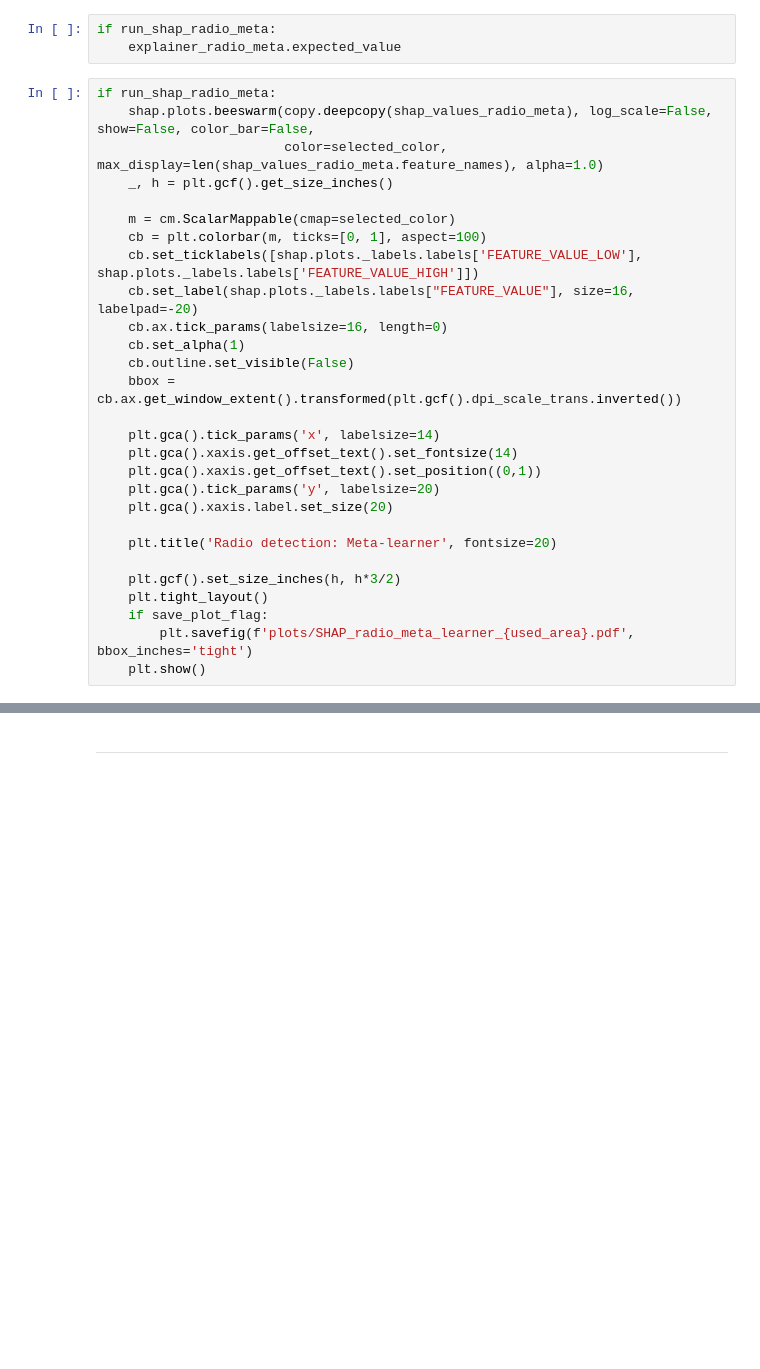
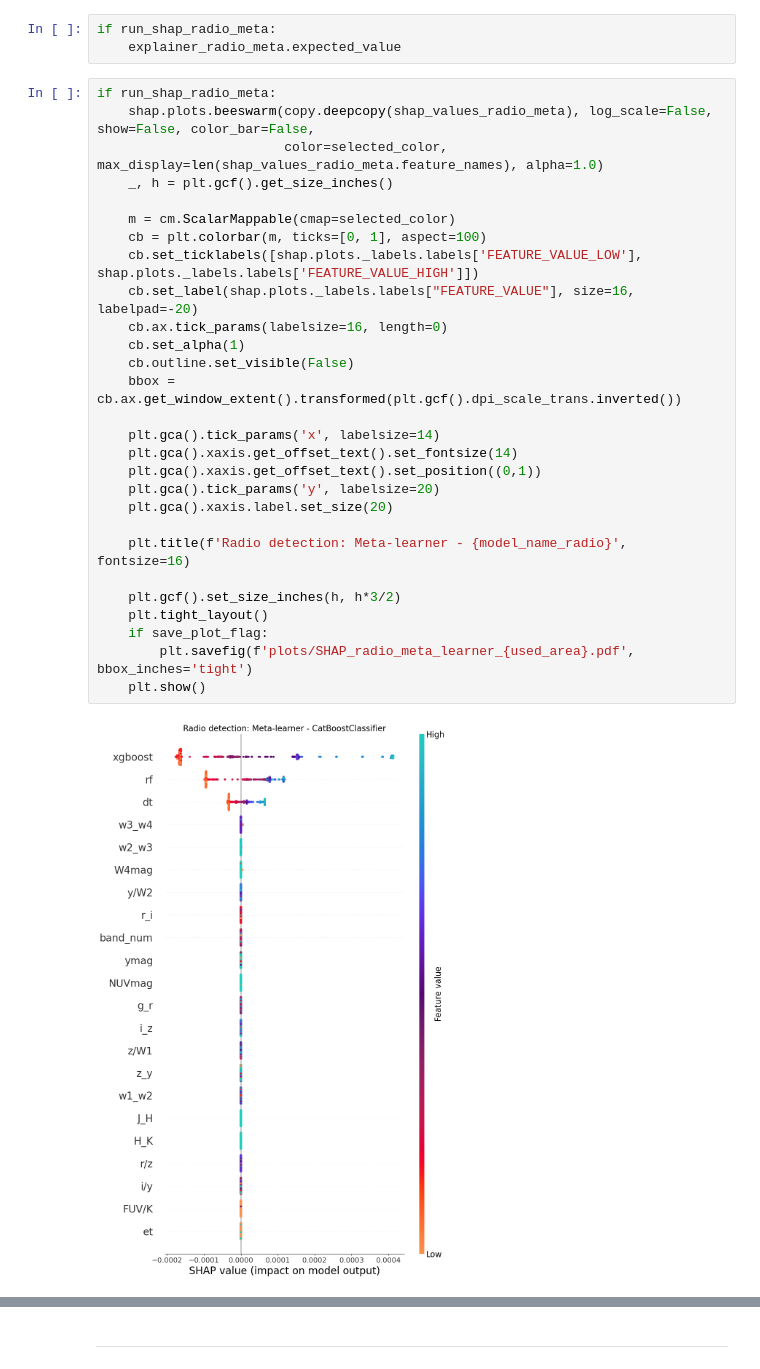
Before and after one commit to racarvajal/Pipeline_RG_z_ML, a Jupyter notebook: ML_20.ipynb, the cells around one changed output, grey strips where cells are left out. Drawn from its saved outputs; the diff is of its cells as text; blank space fills up the shorter version.

```diff
--- a/ML_20.ipynb
+++ b/ML_20.ipynb
@@ -359,31 +422,33 @@ if run_shap_radio_meta:
 # %%
 if run_shap_radio_meta:
     shap.plots.beeswarm(copy.deepcopy(shap_values_radio_meta), log_scale=False, show=False, color_bar=False,
                         color=selected_color, max_display=len(shap_values_radio_meta.feature_names), alpha=1.0)
     _, h = plt.gcf().get_size_inches()
 
     m = cm.ScalarMappable(cmap=selected_color)
     cb = plt.colorbar(m, ticks=[0, 1], aspect=100)
     cb.set_ticklabels([shap.plots._labels.labels['FEATURE_VALUE_LOW'], shap.plots._labels.labels['FEATURE_VALUE_HIGH']])
     cb.set_label(shap.plots._labels.labels["FEATURE_VALUE"], size=16, labelpad=-20)
     cb.ax.tick_params(labelsize=16, length=0)
     cb.set_alpha(1)
     cb.outline.set_visible(False)
     bbox = cb.ax.get_window_extent().transformed(plt.gcf().dpi_scale_trans.inverted())
 
     plt.gca().tick_params('x', labelsize=14)
     plt.gca().xaxis.get_offset_text().set_fontsize(14)
     plt.gca().xaxis.get_offset_text().set_position((0,1))
     plt.gca().tick_params('y', labelsize=20)
     plt.gca().xaxis.label.set_size(20)
 
-    plt.title('Radio detection: Meta-learner', fontsize=20)
+    plt.title(f'Radio detection: Meta-learner - {model_name_radio}', fontsize=16)
 
     plt.gcf().set_size_inches(h, h*3/2)
     plt.tight_layout()
     if save_plot_flag:
         plt.savefig(f'plots/SHAP_radio_meta_learner_{used_area}.pdf', bbox_inches='tight')
     plt.show()
+# %% [output]
+[figure, added]
 # %%
 # (0.5 - 5e-6, 0.5 + 2e-5)
 # (0.4998, 0.5002)
```
Also changed, not shown: parts of 26 cells of this notebook.
